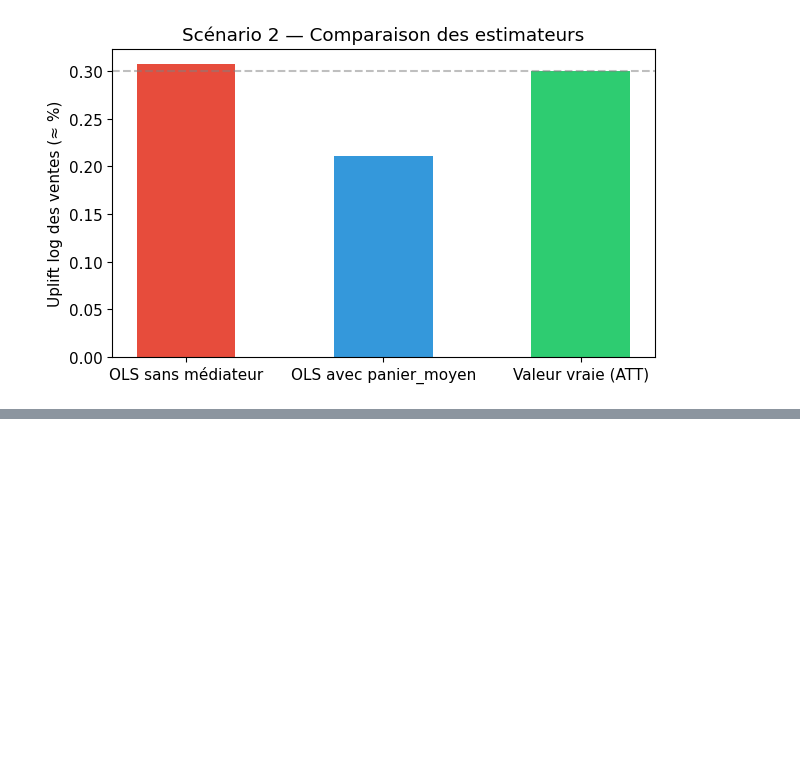
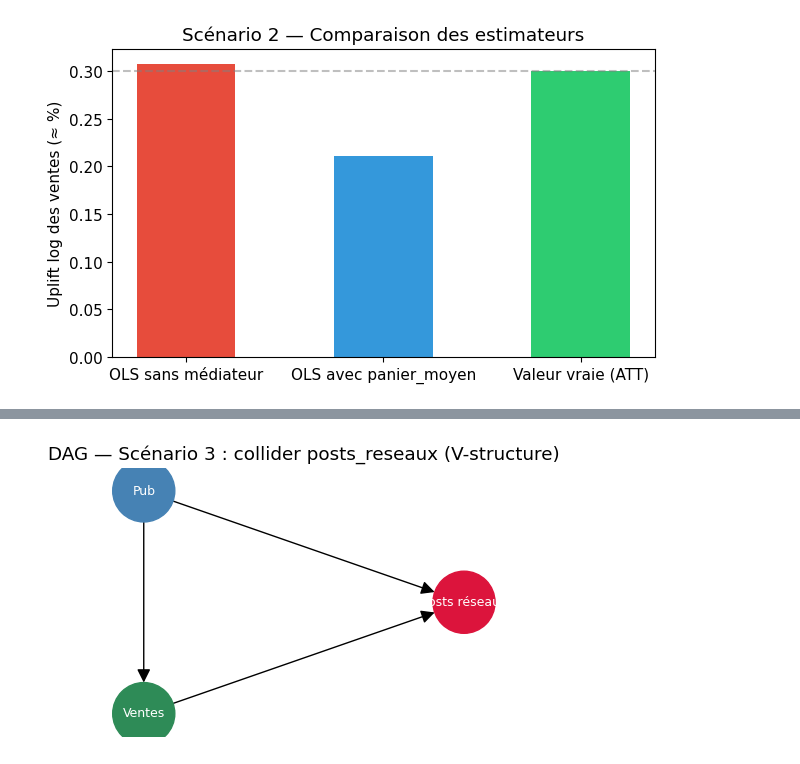
Before and after one commit to etirouthier/formation_causalite, a Jupyter notebook: formation_causalite.ipynb, the cells around one changed output, grey strips where cells are left out. Saved outputs shown, nothing was run; the diff lists cells and outputs as text; code cells hidden in the pictures; blank space fills up the shorter version.

```diff
--- a/formation_causalite.ipynb
+++ b/formation_causalite.ipynb
@@ -937,0 +1000,36 @@ plt.show()
+# %%
+# ─────────────────────────────────────────────
+# Figure DAG — Scénario 3
+# V-structure (collider) : Pub → Posts réseaux ← Ventes
+# Pub → Ventes inclus pour montrer la structure causale complète
+# ─────────────────────────────────────────────
+
+G_sc3 = nx.DiGraph()
+G_sc3.add_edges_from([
+    ('Pub', 'Ventes'),           # effet causal de la pub sur les ventes
+    ('Pub', 'Posts réseaux'),    # pub → collider
+    ('Ventes', 'Posts réseaux'), # ventes → collider (V-structure)
+])
+pos_sc3 = {
+    'Pub':           (0, 1),
+    'Ventes':        (0, 0),
+    'Posts réseaux': (1, 0.5),
+}
+color_map_sc3 = {
+    'Pub':           'steelblue',
+    'Ventes':        'seagreen',
+    'Posts réseaux': 'crimson',    # collider = rouge distinctif
+}
+node_colors_sc3 = [color_map_sc3[n] for n in G_sc3.nodes()]
+
+fig, ax = plt.subplots(figsize=(5, 3.5))
+nx.draw_networkx(G_sc3, pos_sc3, ax=ax,
+                 node_color=node_colors_sc3,
+                 node_size=2000, font_size=9, font_color='white',
+                 arrows=True, arrowsize=20)
+ax.axis('off')
+ax.set_title('DAG — Scénario 3 : collider posts_reseaux (V-structure)')
+fig.savefig('figures/sc3_dag.png', dpi=150, bbox_inches='tight')
+plt.show()
+# %% [output]
+[figure, added]
```
Also changed, not shown: parts of 5 cells of this notebook, 4 other files.
